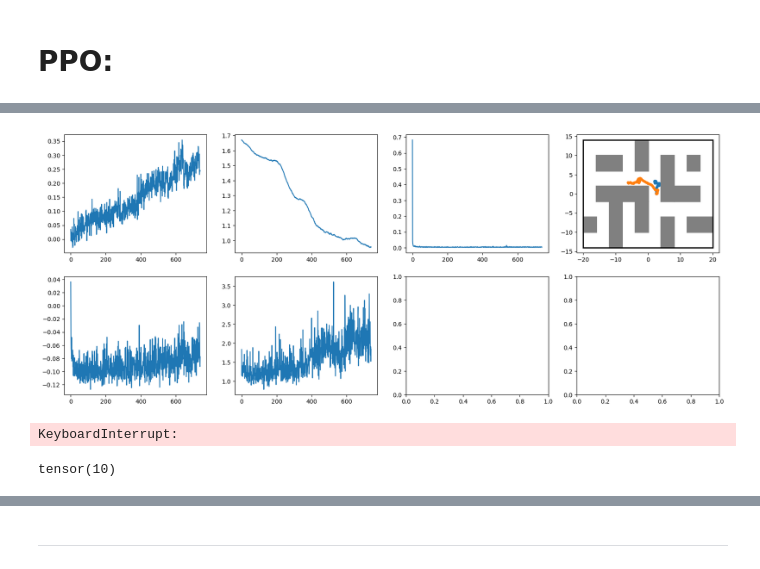
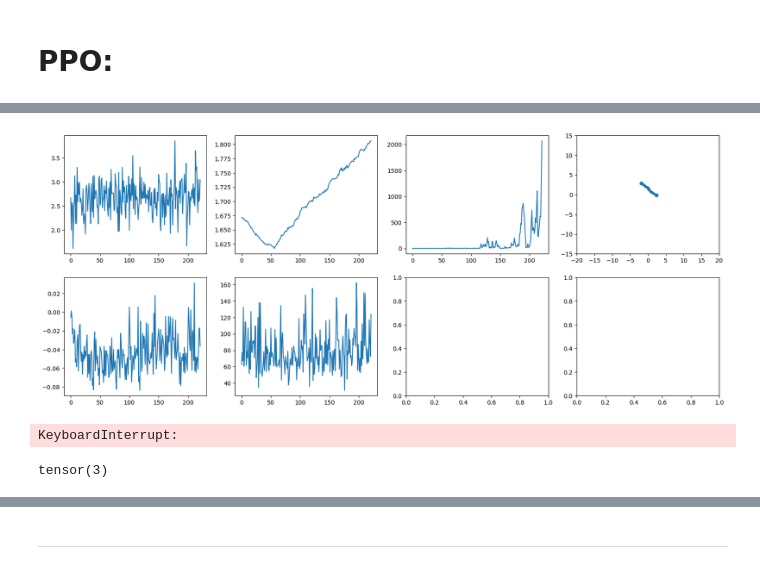
Before and after one commit to TheSun00000/fre_experiments, a Jupyter notebook: tcrl_antmaze.ipynb, the cells around one changed output, grey strips where cells are left out. Drawn from its saved outputs; the diff is of its cells as text; code cells hidden in the pictures.

```diff
--- a/tcrl_antmaze.ipynb
+++ b/tcrl_antmaze.ipynb
@@ -882,7 +882,7 @@ def collect_trajectories(env, z, model, n_steps, reward_generator: RewardGenerat
 
             # print(state[..., :2].shape, z.shape)
             # gm_reward = reward_generator.get_reward(state[..., :2], z)
-            gm_reward = state[..., 1].cpu() / 10
+            gm_reward = state[..., 0].cpu()
             # gm_reward = torch.zeros((env.num_envs,))
 
             states[:, s] = state
@@ -1012,7 +1012,7 @@ def ppo_optimization(reward_generator, trajectories, model, optimizer, epochs, b
             bc_loss = (pred - y).pow(2).mean()
             # bc_loss = 0
 
-            loss = 1.*ppo_loss + 0.5*bc_loss
+            loss = 1.*ppo_loss + 0.0*bc_loss
 
             optimizer.zero_grad()
             loss.backward()
@@ -1286,8 +1286,8 @@ def train_on_new_states(
 
     trajectory, _ = collect_trajectories(env, z, model, n_steps=num_policy_steps, reward_generator=reward_generator, base_z=base_z, target_model=target_model)
     shuffled_trajectory = shufffle_trajectory(trajectory)
-    for _  in range(4):
-        ppo_optimization_info = ppo_optimization(reward_generator, shuffled_trajectory, model, optimizer, epochs=1, batch_size=512)
+    for _  in range(1):
+        ppo_optimization_info = ppo_optimization(reward_generator, shuffled_trajectory, model, optimizer, epochs=4, batch_size=1024)
 
     avg_reward = trajectory['rewards'][len(trajectory['rewards'])//num_envs-1::len(trajectory['rewards'])//num_envs].mean()
 
@@ -1485,7 +1485,7 @@ class RNDResampling:
         return w
 # %%
 fre_network = FRENetwork(obs_len=2)
-# fre_network.load_state_dict(torch.load('models/fre_network_14.pth'))
+# fre_network.load_state_dict(torch.load('models/fre_network_ant_1.pth'))
 
 reward_generator = RewardGenerator(
     obs_dim=2,
@@ -1511,13 +1511,13 @@ reward_generator = RewardGenerator(
 # reward_generator.update_new_states_buffer(x)
 # reward_generator.update_states_buffer    (x)
 
-# reward_generator.new_states_buffer = torch.load('models/new_states_buffer_14.pth')['new_states_buffer']
-# reward_generator.new_actions_buffer = torch.load('models/new_actions_buffer_14.pth')['new_actions_buffer']
+reward_generator.new_states_buffer = torch.load('models/new_states_buffer_ant_1.pth')['new_states_buffer']
+reward_generator.new_actions_buffer = torch.load('models/new_actions_buffer_ant_1.pth')['new_actions_buffer']
 
 
 if reward_generator.new_states_buffer is not None:
     resampler = RNDResampling()
-    dataset = reward_generator.new_states_buffer[:, -1, :].reshape(-1, 2)
+    dataset = reward_generator.new_states_buffer[:, -1, :2].reshape(-1, 2)
     resampler_losses = resampler.fit(dataset, epochs=1000)
     resampling_weights = resampler.get_resampling_weights(dataset)
     reward_generator.resampling_weights = resampling_weights
@@ -1530,7 +1530,7 @@ model = ActorCriticContinuous(
     actor_hidden_layers=[512, 512, 512, 512],
     critic_hidden_layers=[512, 512, 512, 512]
 ).to(device)
-# model.load_state_dict(torch.load('models/model_14.pth'))
+# model.load_state_dict(torch.load('models/model_ant_1.pth'))
 
 
 optimizer = torch.optim.Adam(model.parameters(), lr=0.0005)
@@ -1803,7 +1804,7 @@ value_losses = []
 bc_losses = []
 
 for step in tqdm(range(500), desc='Policy training', leave=False):
-    TEMP_EPISODE_LENGTH = EPISODE_LENGTH
+    TEMP_EPISODE_LENGTH = 1000
     info = train_on_new_states(env, model, optimizer, reward_generator, num_policy_steps=TEMP_EPISODE_LENGTH, target_model=None)
     anchors_list.append(info['anchors'])
     policy_losses.append(info['policy_loss'])
@@ -1813,36 +1814,38 @@ for step in tqdm(range(500), desc='Policy training', leave=False):
     rewards_list_1.append(info['avg_reward'])
     entropies_1.append(info['entropy'])
     # distance2goal.append(
     #     (info['trajectory']['states'].reshape(-1, TEMP_EPISODE_LENGTH, 4)[:, -1, :2] - info['anchors'][:, -1].cpu()).pow(2).sum(1).mean().item()
     # )
 
     if step % 1 == 0:
         clear_output(True)
         fig, axs = plt.subplots(2, 4, figsize=(20, 8))
         axs[0, 0].plot(rewards_list_1)
         axs[0, 1].plot(entropies_1)
         axs[0, 2].plot(bc_losses)
 
         coords = info['trajectory']['states'][:TEMP_EPISODE_LENGTH, :2].cpu()
         demo = info['anchors'][0, :].cpu()
         axs[0, 3].scatter(coords[:, 0], coords[:, 1], s=10)
-        axs[0, 3].scatter(demo[:, 0], demo[:, 1], s=10)
+        # axs[0, 3].scatter(demo[:, 0], demo[:, 1], s=10)
 
         # mid = info['trajectory']['states'].reshape(-1, TEMP_EPISODE_LENGTH, 4)[0, 399, :2]
         # mid_demo = info['get_training_data:info']['base_anchors'][0, -1]
 
         # axs[0, 3].scatter(mid[0], mid[1], marker='x', s=100, c='blue')
         # axs[0, 3].scatter(mid_demo[0], mid_demo[1], marker='x', s=100, c='red')
-        add_largest_maze_walls(axs[0, 3])
+        # add_largest_maze_walls(axs[0, 3])
+        axs[0, 3].set_xlim([-20, 20])
+        axs[0, 3].set_ylim([-15, 15])
 
         axs[1, 0].plot(policy_losses)
         axs[1, 1].plot(value_losses)
 
 
 
         plt.show()
 # %% [output]
-[figure, old version]
+[figure, new version]
 KeyboardInterrupt:
 # %%
 # torch.save(reward_generator.fre_network.state_dict(), 'models/online_fre_network_3.pth')
@@ -1856,12 +1859,12 @@ reward_generator.new_states_buffer = torch.load('antamze_states_buffer.pth')
 # cond = (reward_generator.new_states_buffer[:, -1, 1] > 1) & (reward_generator.new_states_buffer[:, -1, 1] < 1.1) & (reward_generator.new_states_buffer[:, -1, 0] < 0)
 # cond = (reward_generator.new_states_buffer[:, -1, 1] > 1) & (reward_generator.new_states_buffer[:, -1, 1] < 10) & (reward_generator.new_states_buffer[:, -1, 0] > 2.4)
 # cond = (reward_generator.new_states_buffer[:, -1, 1] > -10) & (reward_generator.new_states_buffer[:, -1, 1] < -1) & (reward_generator.new_states_buffer[:, -1, 0] > 2.4)
-cond = (reward_generator.new_states_buffer[:, -1, 1] > 0.75) & (reward_generator.new_states_buffer[:, -1, 0] < -1.5)
+cond = (reward_generator.new_states_buffer[:, -1, 1] > 0) & (reward_generator.new_states_buffer[:, -1, 0] < -5)
 
 
 print(cond.sum())
 
-reward_generator.new_states_buffer = reward_generator.new_states_buffer[cond][[1]]
+# reward_generator.new_states_buffer = reward_generator.new_states_buffer[cond][[0]]
 
 resampler = RNDResampling()
 dataset = reward_generator.new_states_buffer[:, -1, :2].reshape(-1, 2)
@@ -1869,7 +1872,7 @@ resampler_losses = resampler.fit(dataset, epochs=1000)
 resampling_weights = resampler.get_resampling_weights(dataset)
 reward_generator.resampling_weights = resampling_weights
 # %% [output]
-tensor(10)
+tensor(3)
 # %%
 fig, ax = plt.subplots(1, 1)
 
```
Also changed, not shown: parts of 5 cells of this notebook, 2 other files.
